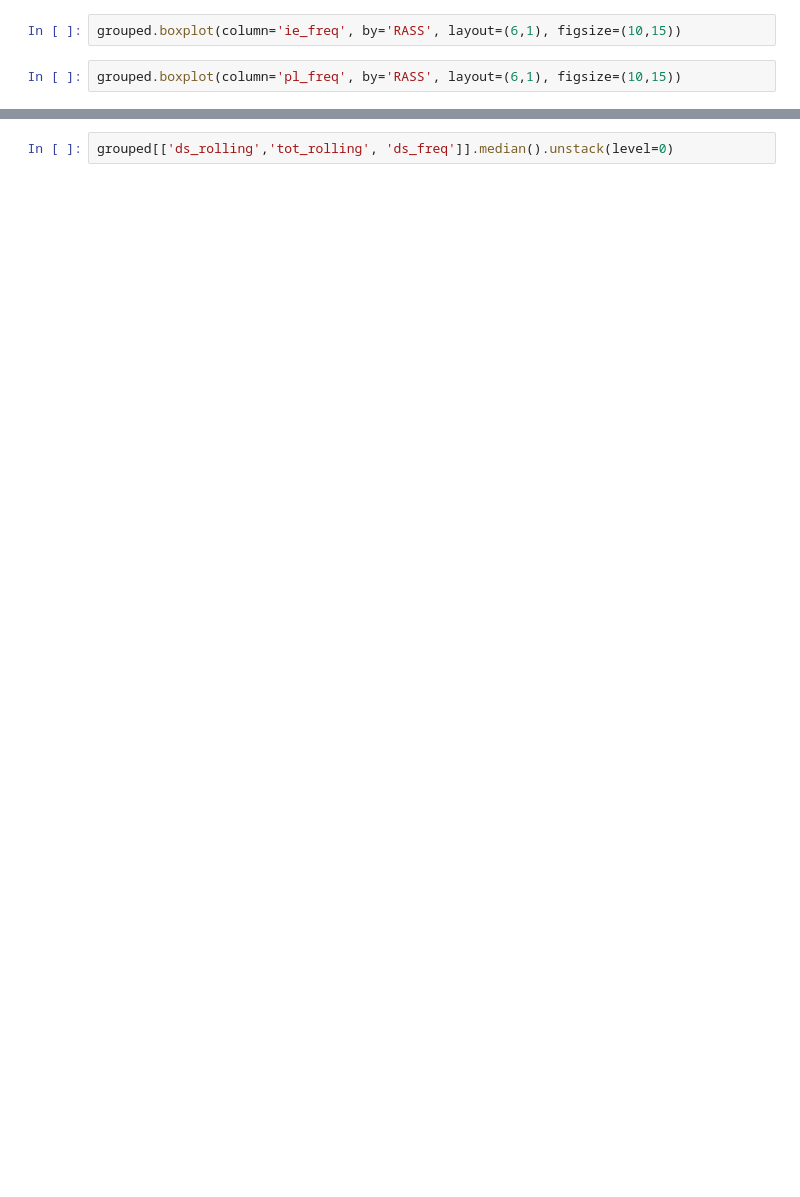
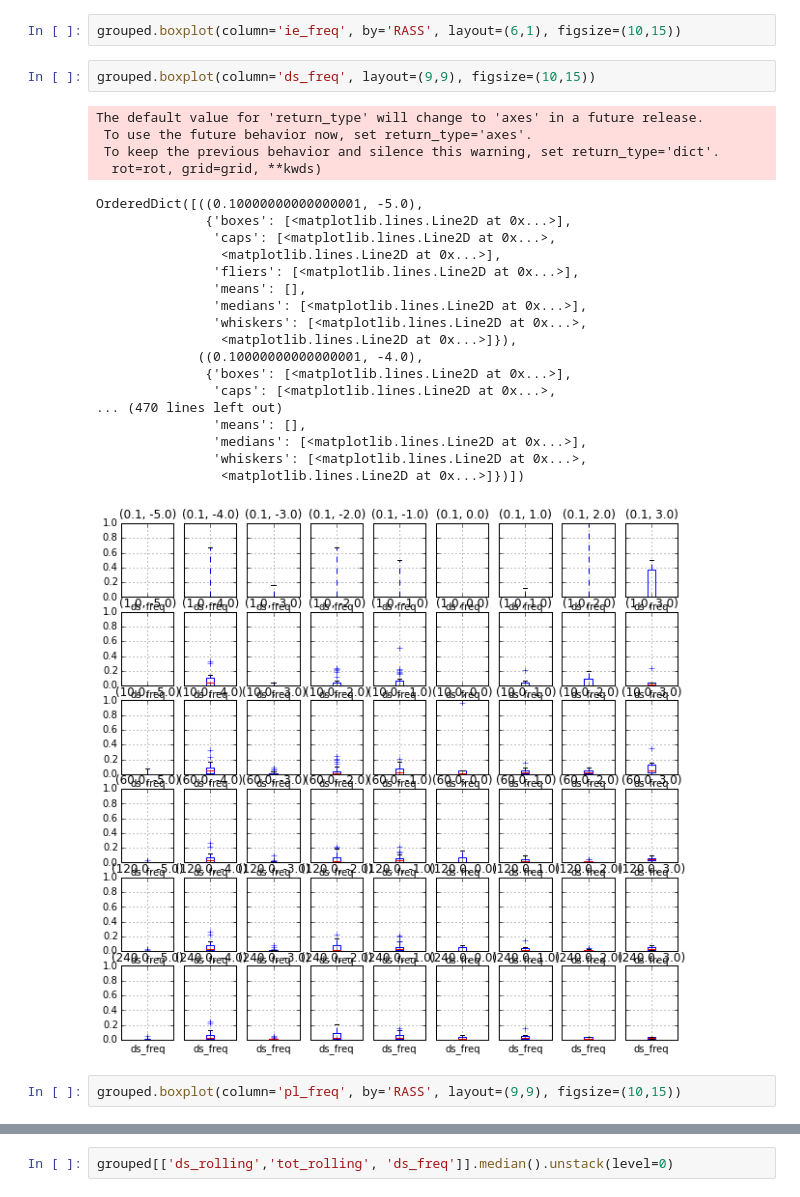
Before and after one commit to psottile05/VentDysSedation, a Jupyter notebook: ATS_Analysis_2016.ipynb, the cells around one changed output, grey strips where cells are left out. Saved outputs shown, nothing was run; the diff lists cells and outputs as text; blank space fills up the shorter version.

```diff
--- a/ATS_Analysis_2016.ipynb
+++ b/ATS_Analysis_2016.ipynb
@@ -16,5 +41,30 @@ grouped.boxplot(column='ds_freq', by='RASS', layout=(6,1), figsize=(10,15))
 # %%
 grouped.boxplot(column='ie_freq', by='RASS', layout=(6,1), figsize=(10,15))
+# %%
+grouped.boxplot(column='ds_freq', layout=(9,9), figsize=(10,15))
+# %% [output]
+The default value for 'return_type' will change to 'axes' in a future release.
+ To use the future behavior now, set return_type='axes'.
+ To keep the previous behavior and silence this warning, set return_type='dict'.
+  rot=rot, grid=grid, **kwds)
+OrderedDict([((0.10000000000000001, -5.0),
+              {'boxes': [<matplotlib.lines.Line2D at 0x...>],
+               'caps': [<matplotlib.lines.Line2D at 0x...>,
+                <matplotlib.lines.Line2D at 0x...>],
+               'fliers': [<matplotlib.lines.Line2D at 0x...>],
+               'means': [],
+               'medians': [<matplotlib.lines.Line2D at 0x...>],
+               'whiskers': [<matplotlib.lines.Line2D at 0x...>,
+                <matplotlib.lines.Line2D at 0x...>]}),
+             ((0.10000000000000001, -4.0),
+              {'boxes': [<matplotlib.lines.Line2D at 0x...>],
+               'caps': [<matplotlib.lines.Line2D at 0x...>,
+... (470 lines left out)
+               'means': [],
+               'medians': [<matplotlib.lines.Line2D at 0x...>],
+               'whiskers': [<matplotlib.lines.Line2D at 0x...>,
+                <matplotlib.lines.Line2D at 0x...>]})])
+[figure, added]
 # %%
-grouped.boxplot(column='pl_freq', by='RASS', layout=(6,1), figsize=(10,15))
+grouped.boxplot(column='pl_freq', by='RASS', layout=(9,9), figsize=(10,15))
 # %%
```
Also changed, not shown: parts of 6 cells of this notebook, 1 other file.
